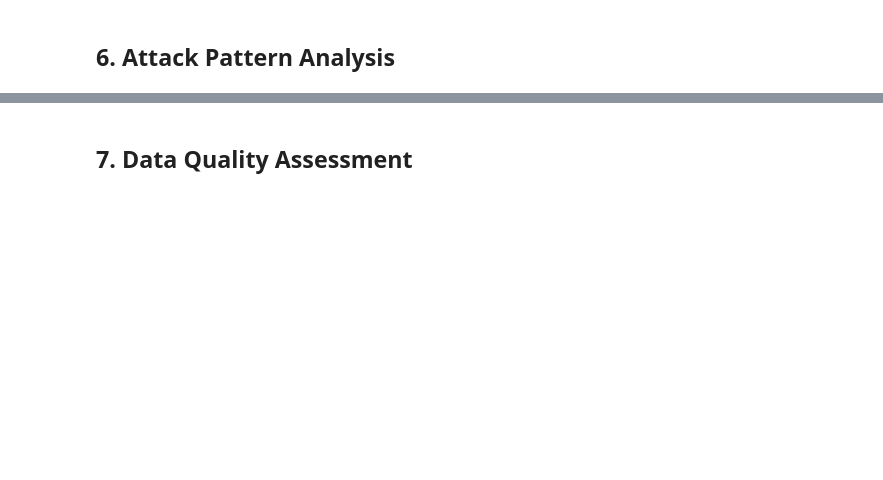
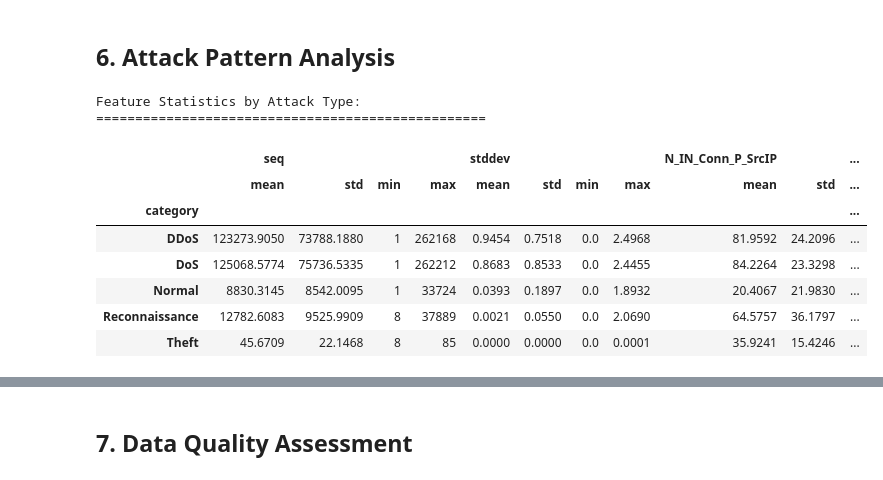
Before and after one commit to nandana-das/IoTproject, a Jupyter notebook: iot-intrusion-detection/notebooks/01_data_exploration.ipynb, the cells around one changed output, grey strips where cells are left out. Saved outputs shown, nothing was run; the diff lists cells and outputs as text; code cells hidden in the pictures; blank space fills up the shorter version.

```diff
--- a/iot-intrusion-detection/notebooks/01_data_exploration.ipynb
+++ b/iot-intrusion-detection/notebooks/01_data_exploration.ipynb
@@ -215,11 +311,22 @@ else:
 # %%
 # Analyze feature patterns for each attack type
 print("Feature Statistics by Attack Type:")
 print("=" * 50)
 
 # Group by attack type and calculate statistics
 attack_stats = data.groupby('category')[numeric_features].agg(['mean', 'std', 'min', 'max']).round(4)
-display(attack_stats)
+print(attack_stats)
+# %% [output]
+Feature Statistics by Attack Type:
+==================================================
+|  | seq |  |  |  | stddev |  |  |  | N_IN_Conn_P_SrcIP |  | ... |
+|  | mean | std | min | max | mean | std | min | max | mean | std | ... |
+| category |  |  |  |  |  |  |  |  |  |  | ... |
+| DDoS | 123273.9050 | 73788.1880 | 1 | 262168 | 0.9454 | 0.7518 | 0.0 | 2.4968 | 81.9592 | 24.2096 | ... |
+| DoS | 125068.5774 | 75736.5335 | 1 | 262212 | 0.8683 | 0.8533 | 0.0 | 2.4455 | 84.2264 | 23.3298 | ... |
+| Normal | 8830.3145 | 8542.0095 | 1 | 33724 | 0.0393 | 0.1897 | 0.0 | 1.8932 | 20.4067 | 21.9830 | ... |
+| Reconnaissance | 12782.6083 | 9525.9909 | 8 | 37889 | 0.0021 | 0.0550 | 0.0 | 2.0690 | 64.5757 | 36.1797 | ... |
+| Theft | 45.6709 | 22.1468 | 8 | 85 | 0.0000 | 0.0000 | 0.0 | 0.0001 | 35.9241 | 15.4246 | ... |
 # %%
 # Create box plots for feature distributions by class (using first 6 features)
 fig, axes = plt.subplots(2, 3, figsize=(18, 12))
```
Also changed, not shown: parts of 12 cells of this notebook, 2 other files.
